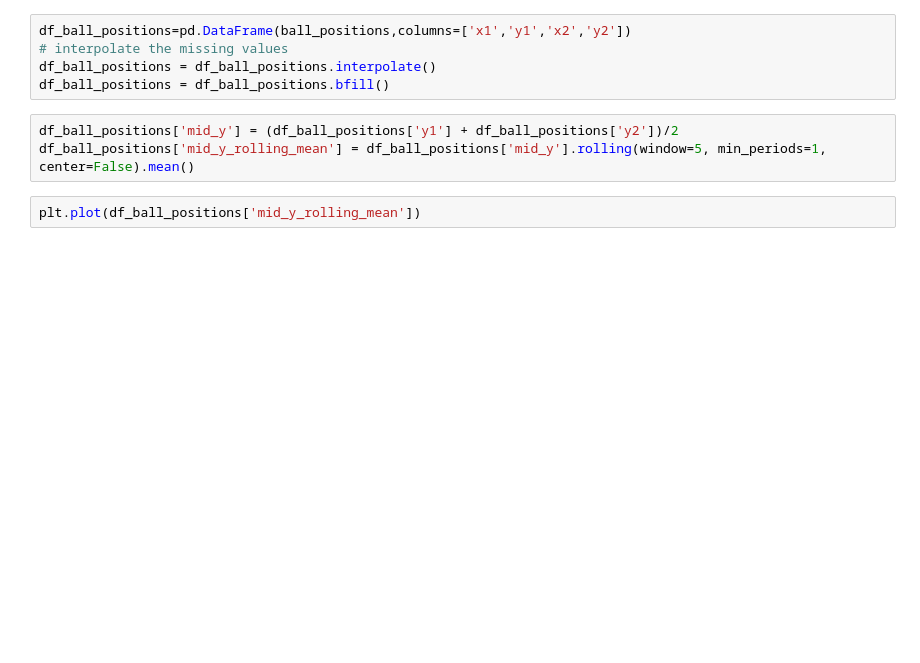
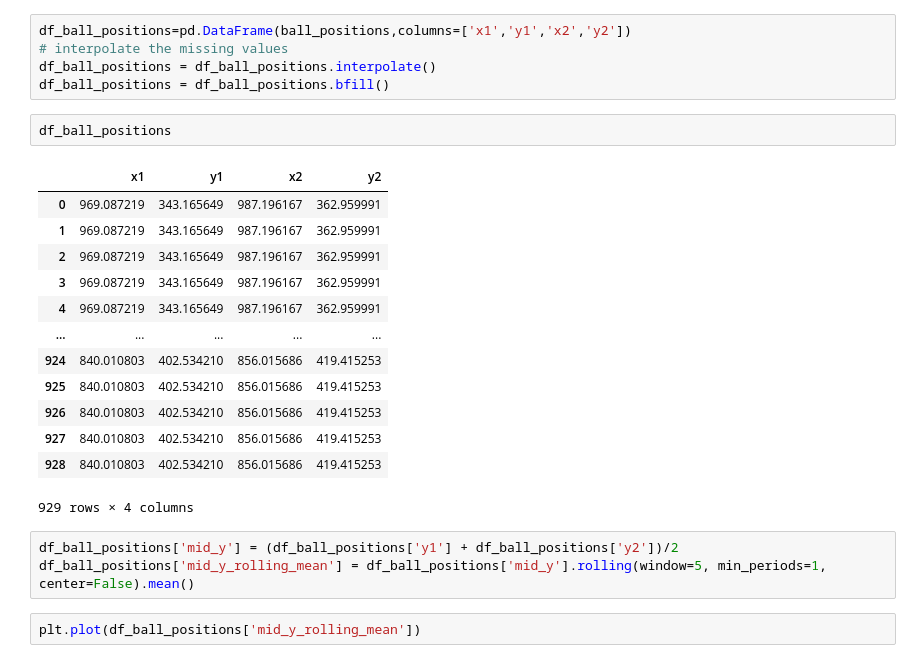
Before and after one commit to iamdebasishdas123/Tennis_Match_Analysis_Using_Computer_Vision, a Jupyter notebook: Analysis/ball_analysis.ipynb, the cells around one changed output. Saved outputs shown, nothing was run; the diff lists cells and outputs as text; blank space fills up the shorter version.

```diff
--- a/Analysis/ball_analysis.ipynb
+++ b/Analysis/ball_analysis.ipynb
@@ -33,6 +46,22 @@ df_ball_positions=pd.DataFrame(ball_positions,columns=['x1','y1','x2','y2'])
 # interpolate the missing values
 df_ball_positions = df_ball_positions.interpolate()
 df_ball_positions = df_ball_positions.bfill()
+# %%
+df_ball_positions
+# %% [output]
+|  | x1 | y1 | x2 | y2 |
+| 0 | 969.087219 | 343.165649 | 987.196167 | 362.959991 |
+| 1 | 969.087219 | 343.165649 | 987.196167 | 362.959991 |
+| 2 | 969.087219 | 343.165649 | 987.196167 | 362.959991 |
+| 3 | 969.087219 | 343.165649 | 987.196167 | 362.959991 |
+| 4 | 969.087219 | 343.165649 | 987.196167 | 362.959991 |
+| ... | ... | ... | ... | ... |
+| 924 | 840.010803 | 402.534210 | 856.015686 | 419.415253 |
+| 925 | 840.010803 | 402.534210 | 856.015686 | 419.415253 |
+| 926 | 840.010803 | 402.534210 | 856.015686 | 419.415253 |
+| 927 | 840.010803 | 402.534210 | 856.015686 | 419.415253 |
+| 928 | 840.010803 | 402.534210 | 856.015686 | 419.415253 |
+929 rows × 4 columns
 # %%
 df_ball_positions['mid_y'] = (df_ball_positions['y1'] + df_ball_positions['y2'])/2
 df_ball_positions['mid_y_rolling_mean'] = df_ball_positions['mid_y'].rolling(window=5, min_periods=1, center=False).mean()
```
Also changed, not shown: parts of 23 cells of this notebook, 23 other files.
